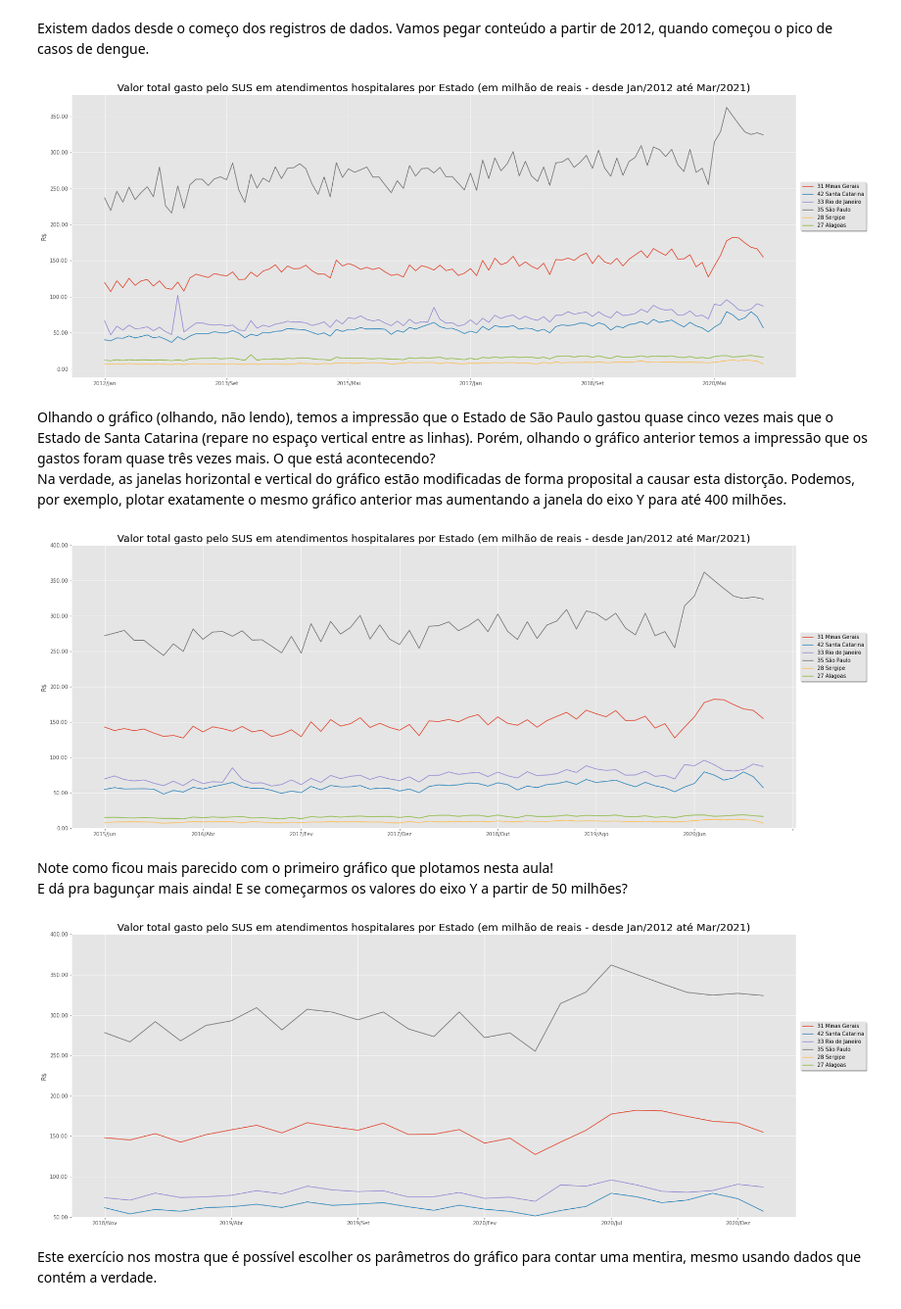
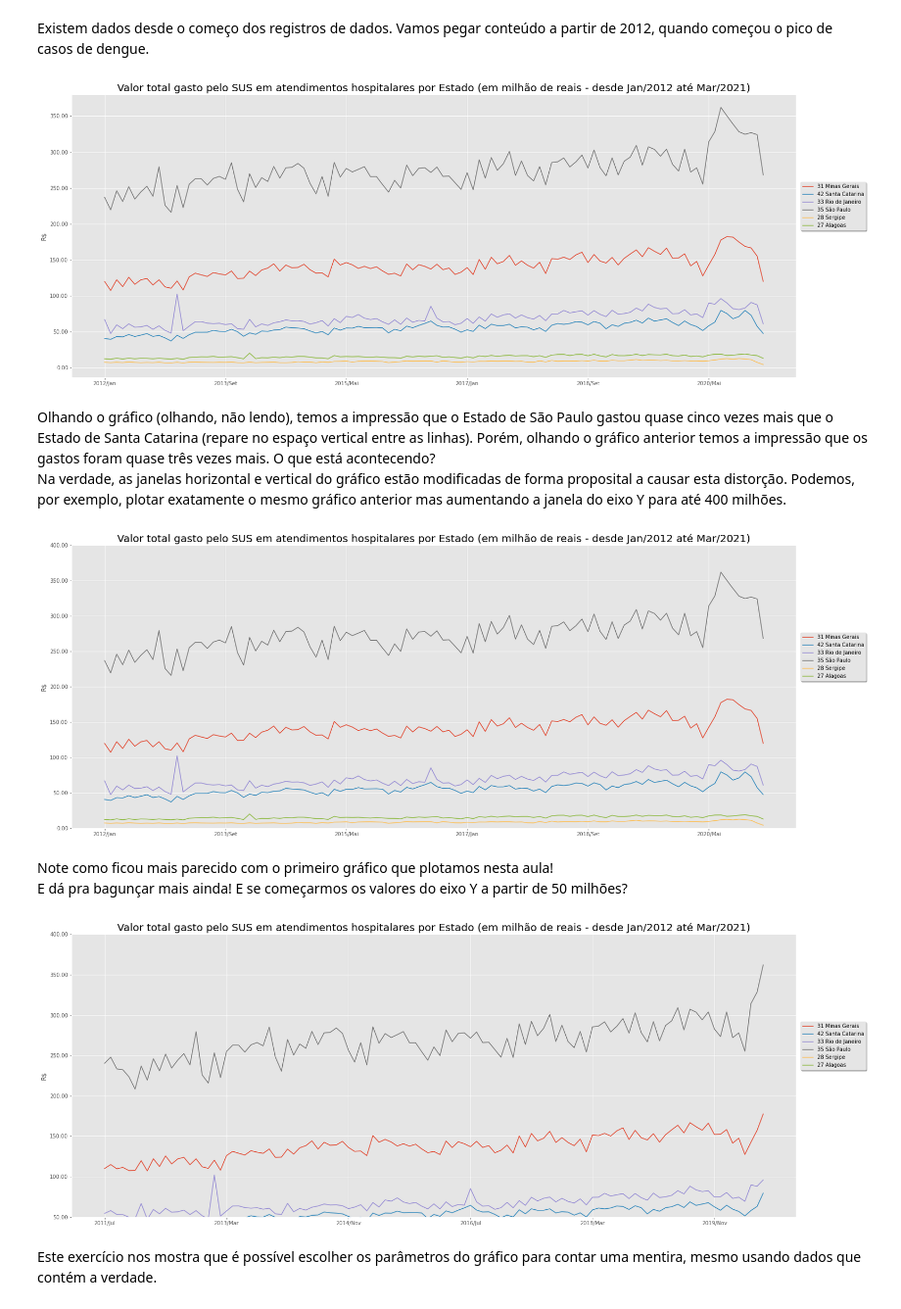
Before and after one commit to edwi-feitoza/bootcamp-alura-data-science-3, a Jupyter notebook: modulo_1/bootcamp_alura_datasus.ipynb, the cells around one changed output. Shown at 98% size. Drawn from its saved outputs; the diff is of its cells as text; code cells hidden in the pictures.

```diff
--- a/modulo_1/bootcamp_alura_datasus.ipynb
+++ b/modulo_1/bootcamp_alura_datasus.ipynb
@@ -802,9 +801,9 @@ Vamos pegar novamente o gráfico contendo gastos de seis estados.
 # %%
 colors = plt.cm.jet(np.linspace(0,1,6))
 colunas_de_interesse = dados_atendimentos_sem_total_plot.columns[6:]
-dados_atendimentos_sem_total_plot = dados_atendimentos_sem_total_plot[colunas_de_interesse]
+dados_atendimentos_sem_total_plot_seis_estados = dados_atendimentos_sem_total_plot[colunas_de_interesse]
 colors = plt.cm.jet(np.linspace(0,1,27))
-ax = dados_atendimentos_sem_total_plot.iloc[:, :-1].T.plot(figsize=(25,10), y=['31 Minas Gerais','42 Santa Catarina','33 Rio de Janeiro','35 São Paulo','28 Sergipe', '27 Alagoas'])
+ax = dados_atendimentos_sem_total_plot_seis_estados.iloc[:, :-1].T.plot(figsize=(25,10), y=['31 Minas Gerais','42 Santa Catarina','33 Rio de Janeiro','35 São Paulo','28 Sergipe', '27 Alagoas'])
 ax.yaxis.set_major_formatter(ticker.StrMethodFormatter('{x:,.2f}'))
 plt.legend(loc="upper right", bbox_to_anchor=(1.1, 0.7), ncol=1, shadow=True, fancybox=True)
 plt.ylabel("R$")
@@ -816,26 +815,26 @@ plt.show()
 Existem dados desde o começo dos registros de dados. Vamos pegar conteúdo a partir de 2012, quando começou o pico de casos de dengue.
 # %%
 colors = plt.cm.jet(np.linspace(0,1,6))
-colunas_de_interesse = dados_atendimentos_sem_total_plot.columns[41:151] # dados a partir de Janeiro de 2012 até Março de 2021
-dados_atendimentos_sem_total_plot = dados_atendimentos_sem_total_plot[colunas_de_interesse]
+colunas_de_interesse = dados_atendimentos_sem_total_plot.columns[47:158] # dados a partir de Janeiro de 2012 até Março de 2021
+dados_atendimentos_sem_total_plot_seis_estados = dados_atendimentos_sem_total_plot[colunas_de_interesse]
 colors = plt.cm.jet(np.linspace(0,1,27))
-ax = dados_atendimentos_sem_total_plot.iloc[:, :-1].T.plot(figsize=(25,10), y=['31 Minas Gerais','42 Santa Catarina','33 Rio de Janeiro','35 São Paulo','28 Sergipe', '27 Alagoas'])
+ax = dados_atendimentos_sem_total_plot_seis_estados.iloc[:, :-1].T.plot(figsize=(25,10), y=['31 Minas Gerais','42 Santa Catarina','33 Rio de Janeiro','35 São Paulo','28 Sergipe', '27 Alagoas'])
 ax.yaxis.set_major_formatter(ticker.StrMethodFormatter('{x:,.2f}'))
 plt.legend(loc="upper right", bbox_to_anchor=(1.1, 0.7), ncol=1, shadow=True, fancybox=True)
 plt.ylabel("R$")
 plt.title(label = "Valor total gasto pelo SUS em atendimentos hospitalares por Estado (em milhão de reais - desde Jan/2012 até Mar/2021)", fontsize=20)
 plt.show()
 # %% [output]
-[figure, old version]
+[figure, new version]
 # %% [markdown]
 Olhando o gráfico (olhando, não lendo), temos a impressão que o Estado de São Paulo gastou quase cinco vezes mais que o Estado de Santa Catarina (repare no espaço vertical entre as linhas). Porém, olhando o gráfico anterior temos a impressão que os gastos foram quase três vezes mais. O que está acontecendo?<br>
 Na verdade, as janelas horizontal e vertical do gráfico estão modificadas de forma proposital a causar esta distorção. Podemos, por exemplo, plotar exatamente o mesmo gráfico anterior mas aumentando a janela do eixo Y para até 400 milhões.
 # %%
 colors = plt.cm.jet(np.linspace(0,1,6))
-colunas_de_interesse = dados_atendimentos_sem_total_plot.columns[41:151] # dados a partir de Janeiro de 2012 até Março de 2021
-dados_atendimentos_sem_total_plot = dados_atendimentos_sem_total_plot[colunas_de_interesse]
+colunas_de_interesse = dados_atendimentos_sem_total_plot.columns[47:158] # dados a partir de Janeiro de 2012 até Março de 2021
+dados_atendimentos_sem_total_plot_seis_estados = dados_atendimentos_sem_total_plot[colunas_de_interesse]
 colors = plt.cm.jet(np.linspace(0,1,27))
-ax = dados_atendimentos_sem_total_plot.iloc[:, :-1].T.plot(figsize=(25,10), y=['31 Minas Gerais','42 Santa Catarina','33 Rio de Janeiro','35 São Paulo','28 Sergipe', '27 Alagoas'])
+ax = dados_atendimentos_sem_total_plot_seis_estados.iloc[:, :-1].T.plot(figsize=(25,10), y=['31 Minas Gerais','42 Santa Catarina','33 Rio de Janeiro','35 São Paulo','28 Sergipe', '27 Alagoas'])
 ax.yaxis.set_major_formatter(ticker.StrMethodFormatter('{x:,.2f}'))
 plt.legend(loc="upper right", bbox_to_anchor=(1.1, 0.7), ncol=1, shadow=True, fancybox=True)
 plt.ylabel("R$")
@@ -843,24 +842,24 @@ plt.title(label = "Valor total gasto pelo SUS em atendimentos hospitalares por E
 plt.ylim(0,400) # Aumentando a janela do eixc Y
 plt.show()
 # %% [output]
-[figure, old version]
+[figure, new version]
 # %% [markdown]
 Note como ficou mais parecido com o primeiro gráfico que plotamos nesta aula!<br>
 E dá pra bagunçar mais ainda! E se começarmos os valores do eixo Y a partir de 50 milhões?
 # %%
 colors = plt.cm.jet(np.linspace(0,1,6))
 colunas_de_interesse = dados_atendimentos_sem_total_plot.columns[41:151] # dados a partir de Janeiro de 2012 até Março de 2021
-dados_atendimentos_sem_total_plot = dados_atendimentos_sem_total_plot[colunas_de_interesse]
+dados_atendimentos_sem_total_plot_seis_estados = dados_atendimentos_sem_total_plot[colunas_de_interesse]
 colors = plt.cm.jet(np.linspace(0,1,27))
-ax = dados_atendimentos_sem_total_plot.iloc[:, :-1].T.plot(figsize=(25,10), y=['31 Minas Gerais','42 Santa Catarina','33 Rio de Janeiro','35 São Paulo','28 Sergipe', '27 Alagoas'])
+ax = dados_atendimentos_sem_total_plot_seis_estados.iloc[:, :-1].T.plot(figsize=(25,10), y=['31 Minas Gerais','42 Santa Catarina','33 Rio de Janeiro','35 São Paulo','28 Sergipe', '27 Alagoas'])
 ax.yaxis.set_major_formatter(ticker.StrMethodFormatter('{x:,.2f}'))
 plt.legend(loc="upper right", bbox_to_anchor=(1.1, 0.7), ncol=1, shadow=True, fancybox=True)
 plt.ylabel("R$")
 plt.title(label = "Valor total gasto pelo SUS em atendimentos hospitalares por Estado (em milhão de reais - desde Jan/2012 até Mar/2021)", fontsize=20)
 plt.ylim(50,400) # Aumentando a janela do eixo Y
 plt.show()
 # %% [output]
-[figure, old version]
+[figure, new version]
 # %% [markdown]
 Este exercício nos mostra que é possível escolher os parâmetros do gráfico para contar uma mentira, mesmo usando dados que contém a verdade.
 # %% [markdown]
```
Also changed, not shown: parts of 31 cells of this notebook, 1 other file.
